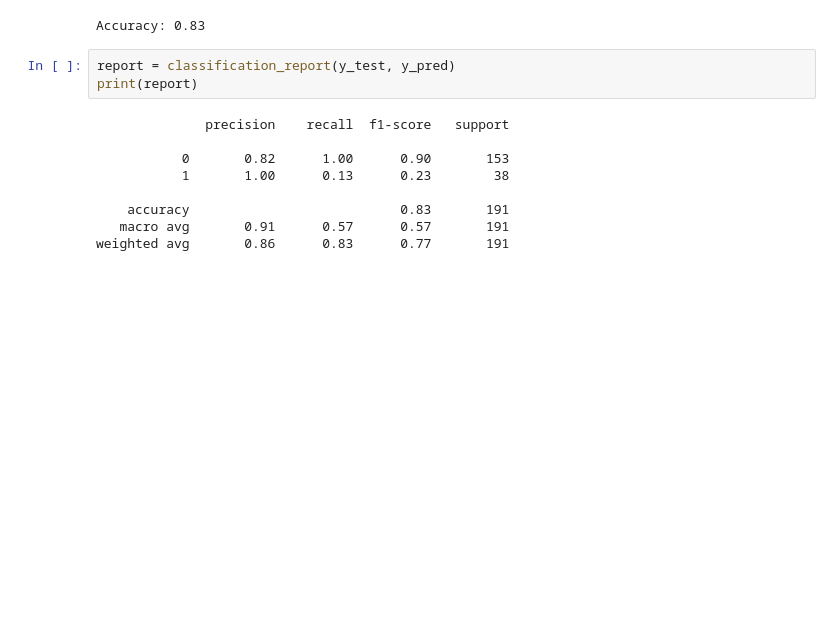
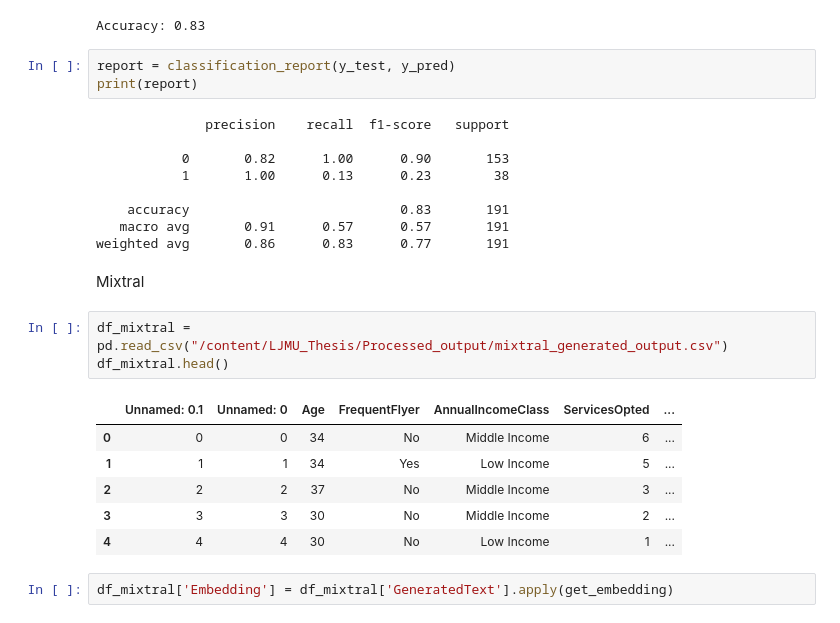
Before and after one commit to hargurjeet/LJMU_Thesis_Results_Hargurjeet_Singh, a Jupyter notebook: simpler_embedding_for_all_models.ipynb, the cells around one changed output. Drawn from its saved outputs; the diff is of its cells as text; blank space fills up the shorter version.

```diff
--- a/simpler_embedding_for_all_models.ipynb
+++ b/simpler_embedding_for_all_models.ipynb
@@ -98,3 +120,17 @@ print(report)
     accuracy                           0.83       191
    macro avg       0.91      0.57      0.57       191
 weighted avg       0.86      0.83      0.77       191
+# %% [markdown]
+Mixtral
+# %%
+df_mixtral = pd.read_csv("/content/LJMU_Thesis/Processed_output/mixtral_generated_output.csv")
+df_mixtral.head()
+# %% [output]
+|  | Unnamed: 0.1 | Unnamed: 0 | Age | FrequentFlyer | AnnualIncomeClass | ServicesOpted | ... |
+| 0 | 0 | 0 | 34 | No | Middle Income | 6 | ... |
+| 1 | 1 | 1 | 34 | Yes | Low Income | 5 | ... |
+| 2 | 2 | 2 | 37 | No | Middle Income | 3 | ... |
+| 3 | 3 | 3 | 30 | No | Middle Income | 2 | ... |
+| 4 | 4 | 4 | 30 | No | Low Income | 1 | ... |
+# %%
+df_mixtral['Embedding'] = df_mixtral['GeneratedText'].apply(get_embedding)
```
Also changed, not shown: parts of 10 cells of this notebook.
